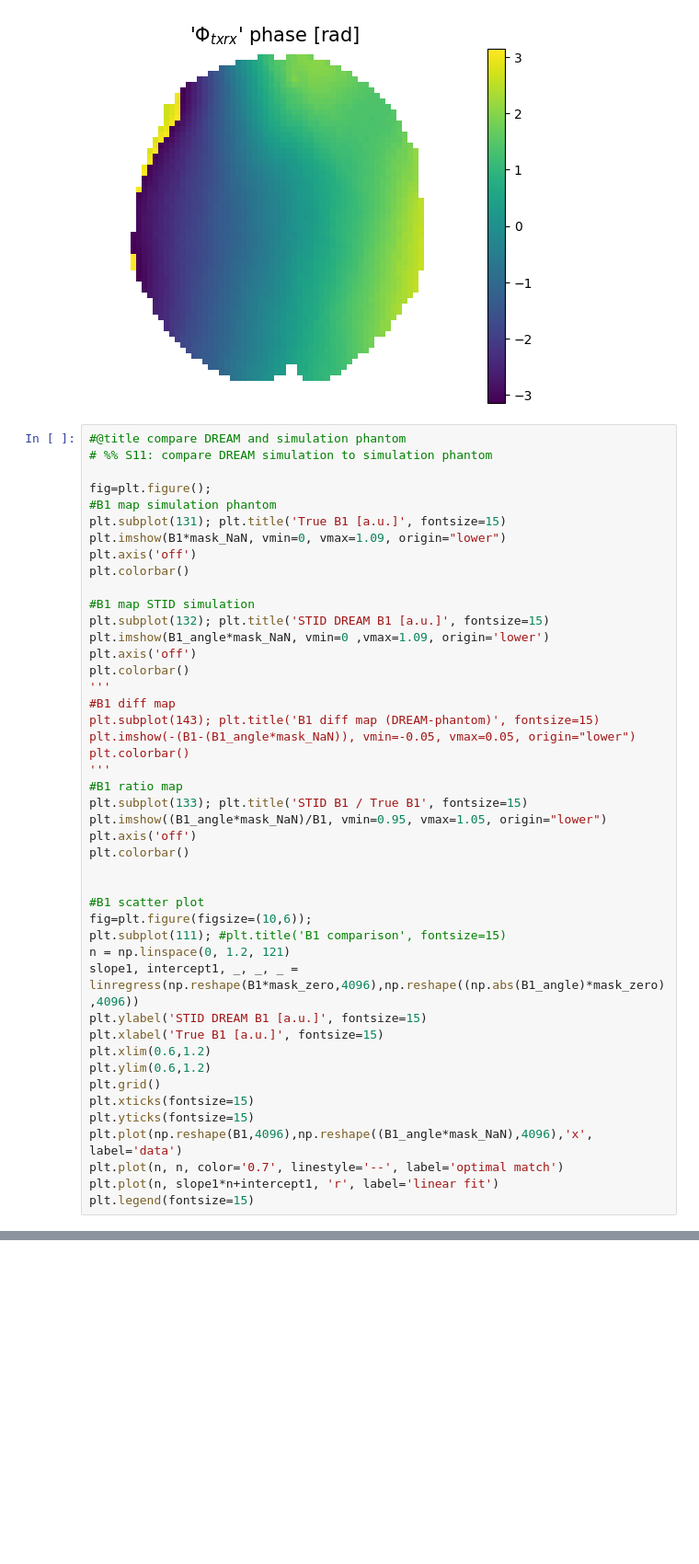
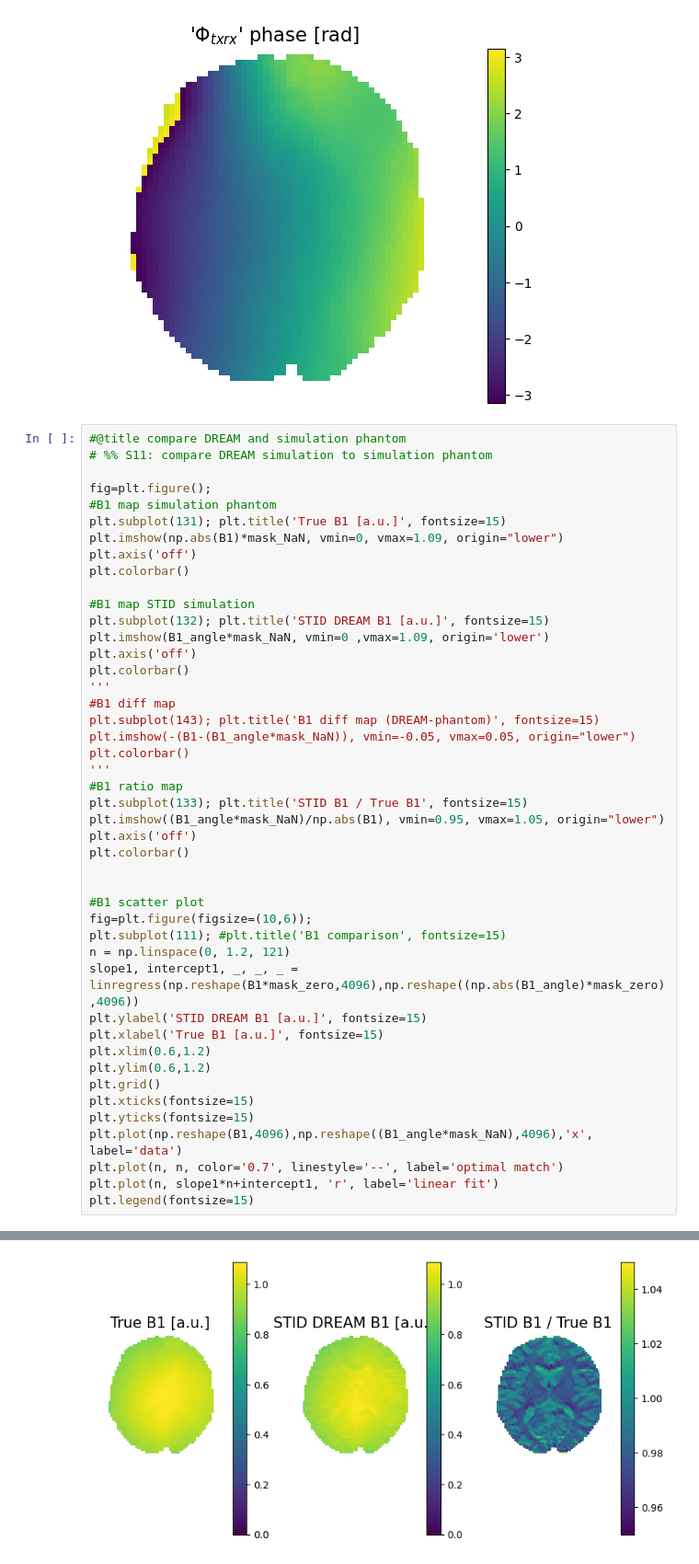
Before and after one commit to MRsources/MRzero-Core, a Jupyter notebook: documentation/playground_mr0/mr0_DREAM_STID_seq.ipynb, the cells around one changed output, grey strips where cells are left out. Shown at 92% size. Saved outputs shown, nothing was run; the diff lists cells and outputs as text; blank space fills up the shorter version.

```diff
--- a/documentation/playground_mr0/mr0_DREAM_STID_seq.ipynb
+++ b/documentation/playground_mr0/mr0_DREAM_STID_seq.ipynb
@@ -425,7 +441,7 @@ plt.imshow(txrx_unwrap*mask_NaN,vmin=-2*np.pi,vmax=2*np.pi, origin='lower'); plt
 fig=plt.figure();
 #B1 map simulation phantom
 plt.subplot(131); plt.title('True B1 [a.u.]', fontsize=15)
-plt.imshow(B1*mask_NaN, vmin=0, vmax=1.09, origin="lower")
+plt.imshow(np.abs(B1)*mask_NaN, vmin=0, vmax=1.09, origin="lower")
 plt.axis('off')
 plt.colorbar()
 
@@ -442,7 +458,7 @@ plt.colorbar()
 '''
 #B1 ratio map
 plt.subplot(133); plt.title('STID B1 / True B1', fontsize=15)
-plt.imshow((B1_angle*mask_NaN)/B1, vmin=0.95, vmax=1.05, origin="lower")
+plt.imshow((B1_angle*mask_NaN)/np.abs(B1), vmin=0.95, vmax=1.05, origin="lower")
 plt.axis('off')
 plt.colorbar()
 
@@ -463,3 +479,4 @@ plt.plot(np.reshape(B1,4096),np.reshape((B1_angle*mask_NaN),4096),'x', label='da
 plt.plot(n, n, color='0.7', linestyle='--', label='optimal match')
 plt.plot(n, slope1*n+intercept1, 'r', label='linear fit')
 plt.legend(fontsize=15)
+# %% [output]
@@ -465,0 +484 @@ plt.legend(fontsize=15)
+[figure, added]
```
Also changed, not shown: parts of 5 cells of this notebook.
